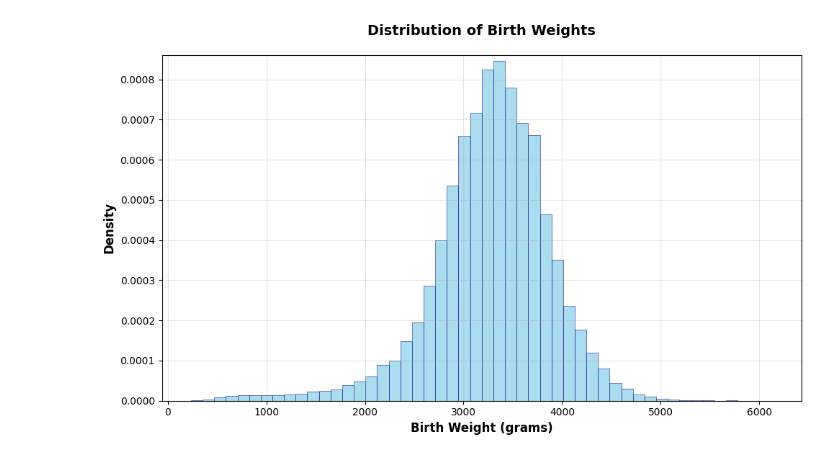
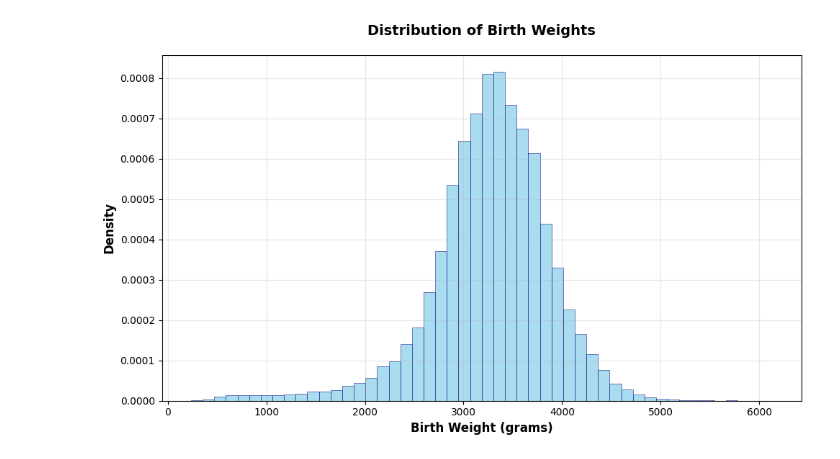
Before and after one commit to k8bixby/Jean, a Jupyter notebook: BirthWeightModel_Multiple.ipynb, the cells around one changed output. Drawn from its saved outputs; the diff is of its cells as text; code cells hidden in the pictures.

Commit message:
Birthweight model regression

```diff
--- a/BirthWeightModel_Multiple.ipynb
+++ b/BirthWeightModel_Multiple.ipynb
@@ -39,24 +50,23 @@ max    1.000000e+00
 # %%
-# list complication columns
-complication_cols = ['febrile', 'meconium', 'rupture', 'abruptio', 'preplace', 'excebld', 'seizure', 'precip', 'prolong', 'dysfunc',
-                        'breech', 'cephalo', 'cord', 'anesthe', 'distress', 'otherlb']
+# create dichotomous smoking variable
+natality_raw['smoker'] = np.where((natality_raw[['tobacco']] == 1).any(axis=1), 1, 0)
+# reassign sex to 0 & 1
+natality_raw['bsex'] = np.where((natality_raw[['csex']] == 2).any(axis=1), 1, 0)
 
-# create complication column where 0: no complication, 1: complication
-natality_raw['complication'] = np.where((natality_raw[complication_cols] == 1).any(axis=1), 1, 0)
-natality_raw['smoker'] = np.where((natality_raw[['tobacco']] == 1).any(axis=1), 1, 0)
-
+# select NYC only
 natality_nyc = natality_raw[(natality_raw['stnatexp'] == '34')]
 
-# filtered dataframe
-natality_trim = natality_nyc[['dbirwt', 'nprevis', 'dmage', 'wtgain', 'dgestat', 'smoker', 'complication']]
+# filtered dataframe columns
+natality_trim = natality_nyc[['dbirwt', 'bsex', 'dmage', 'wtgain', 'dgestat', 'smoker']]
 
 # filter out unknowns and limit birthweight
-natality_std = natality_trim[(natality_trim['dbirwt'] != 9999) & (natality_trim['nprevis'] != 99) & (natality_trim['wtgain'] != 99) & (natality_trim['dgestat'] != 99)
+natality = natality_trim[(natality_trim['dbirwt'] != 9999) & (natality_trim['wtgain'] != 99) & (natality_trim['dgestat'] != 99)
                              & (natality_trim['dbirwt'] >= 0) & (natality_trim['dbirwt'] <= 6600)]
 
-
-for column in natality_std.columns:
-    print(column, min(natality_std[column]), max(natality_std[column]))
-print(len(natality_std))
+# ranges for each column
+for column in natality.columns:
+    print(column, min(natality[column]), max(natality[column]))
+# observations in filtered dataset
+print('Observations in filtered dataset:', len(natality))
 # %% [output]
 dbirwt 235 6135
@@ -92,18 +95,14 @@ plt.show()
 # %%
+# birthweight histogrpah
 fig, ax = plt.subplots(figsize=(10, 6))
-n, bins, patches = ax.hist(natality_std['dbirwt'], bins=50, alpha=0.7, color='skyblue',
+n, bins, patches = ax.hist(natality["dbirwt"], bins=50, alpha=0.7, color='skyblue',
                           edgecolor='navy', linewidth=0.5, density=True)
-
 ax.set_xlabel('Birth Weight (grams)', fontsize=12, fontweight='bold')
 ax.set_ylabel('Density', fontsize=12, fontweight='bold')
 ax.set_title('Distribution of Birth Weights', fontsize=14, fontweight='bold', pad=20)
 ax.grid(True, alpha=0.3)
 
-# Add subtle variation to bars for visual appeal
-for patch in patches:
-    patch.set_height(patch.get_height() * (1 + 0.1 * np.random.rand()))
-
 plt.tight_layout()
 plt.show()
 # %% [output]
-[figure, old version]
+[figure, new version]
```
Also changed, not shown: parts of 12 cells of this notebook.
